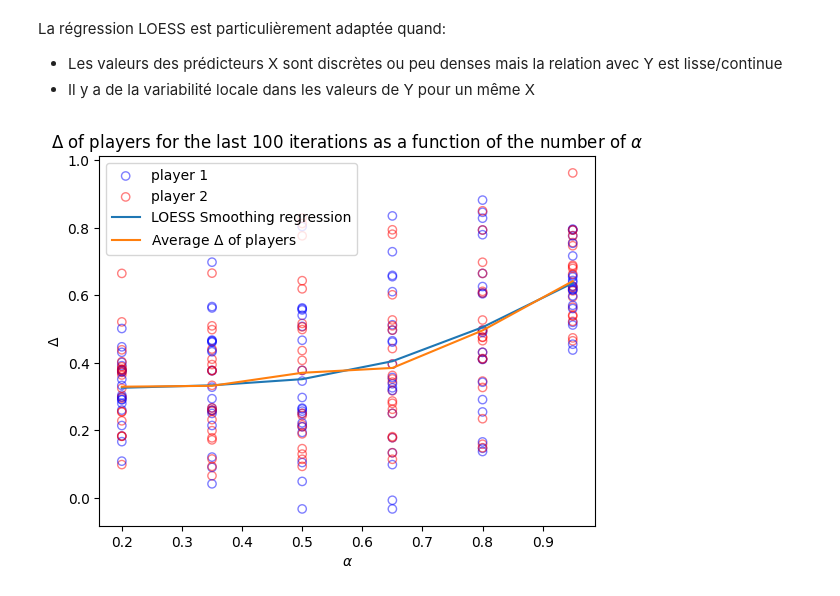
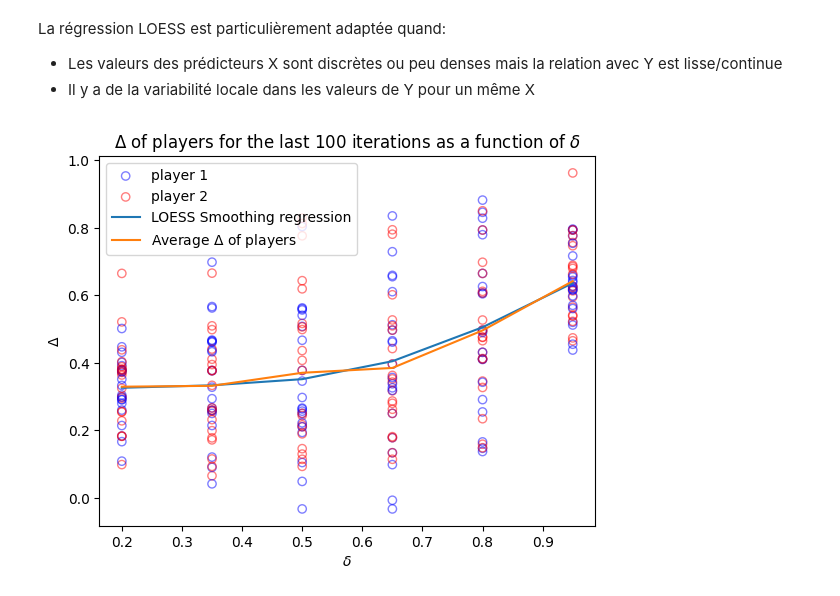
Before and after one commit to Suzie14/RLandPricing, a Jupyter notebook: notebooks/var_delta.ipynb, the cells around one changed output. Saved outputs shown, nothing was run; the diff lists cells and outputs as text; code cells hidden in the pictures.

```diff
--- a/notebooks/var_delta.ipynb
+++ b/notebooks/var_delta.ipynb
@@ -149,33 +146,33 @@ for param_ind in range(n_params):
                 marker='o', facecolor='none', edgecolor='r', alpha=0.5, label='player2')
     if param_ind==0 and sample_ind == 0:
       handles.append(h2)
       labels.append('player 2')
 
     X.append(delta[param_ind])
     X.append(delta[param_ind])
     Y.append(DRmean[param_ind][sample_ind][0])
     Y.append(DRmean[param_ind][sample_ind][1])
 
 
   # End of sample loop
 reg = lowess.lowess(Y, X)[:,1]
 h3 = plt.plot(X,reg, label = 'LOESS Smoothing regression')
 handles.append(h3)
 labels.append('LOESS Smoothing regression')
 
 av = np.mean(agg_DRmean, axis=1)
 h4 = plt.plot(delta,av, label='Average $\\Delta$ of players')
 handles.append(h4)
 labels.append('Average $\\Delta$ of players')
 
-plt.xlabel('$\\alpha$')
+plt.xlabel('$\\delta$')
 plt.ylabel('$\\Delta$')
-plt.title('$\\Delta$ of players for the last 100 iterations as a function of the number of $\\alpha$')
+plt.title('$\\Delta$ of players for the last 100 iterations as a function of $\\delta$')
 
 handles = [handle[0] if type(handle)==list else handle for handle in handles]#in each list take all elements
 labels = [label[0] if type(label)==list else label for label in labels]
 
 plt.legend(handles, labels)
 plt.show()
 # %% [output]
-[figure, old version]
+[figure, new version]
```
Also changed, not shown: parts of 2 cells of this notebook, 2 other files.
